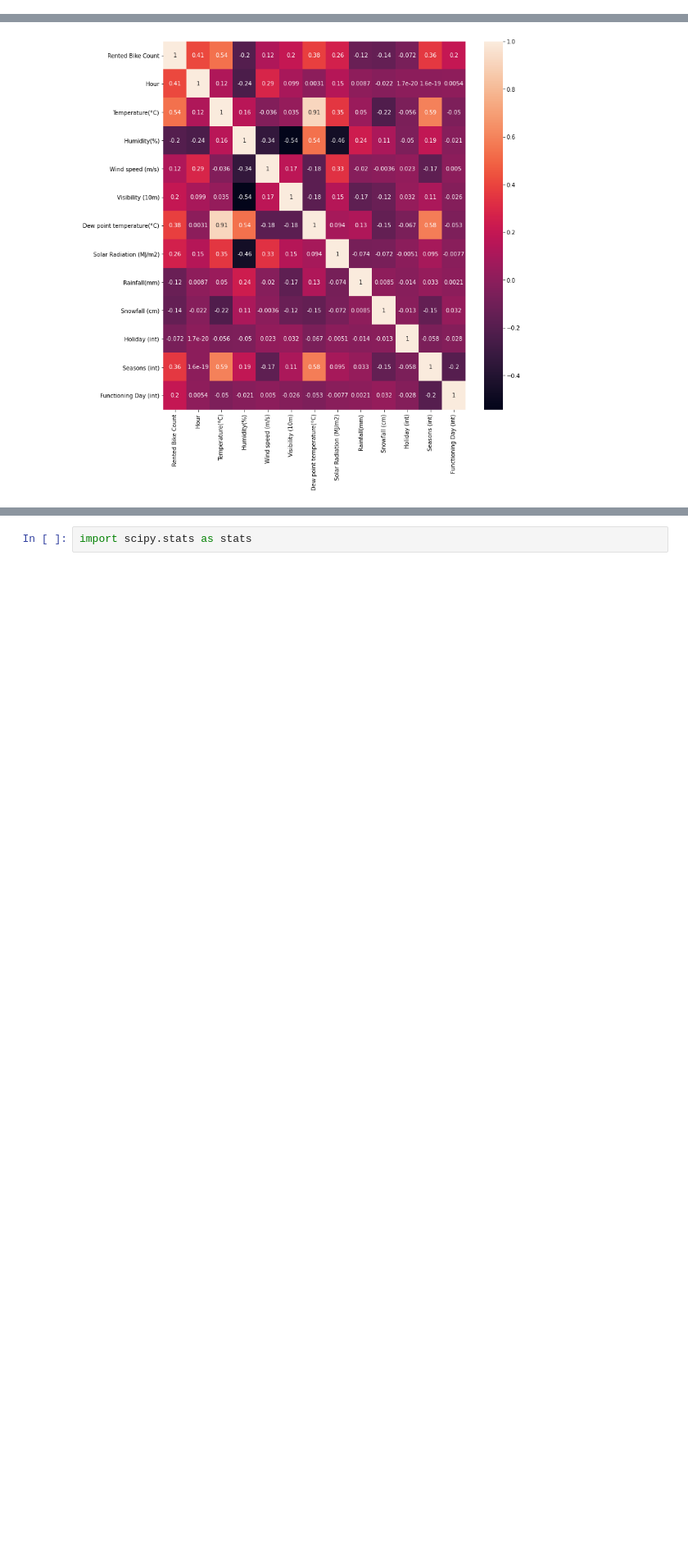
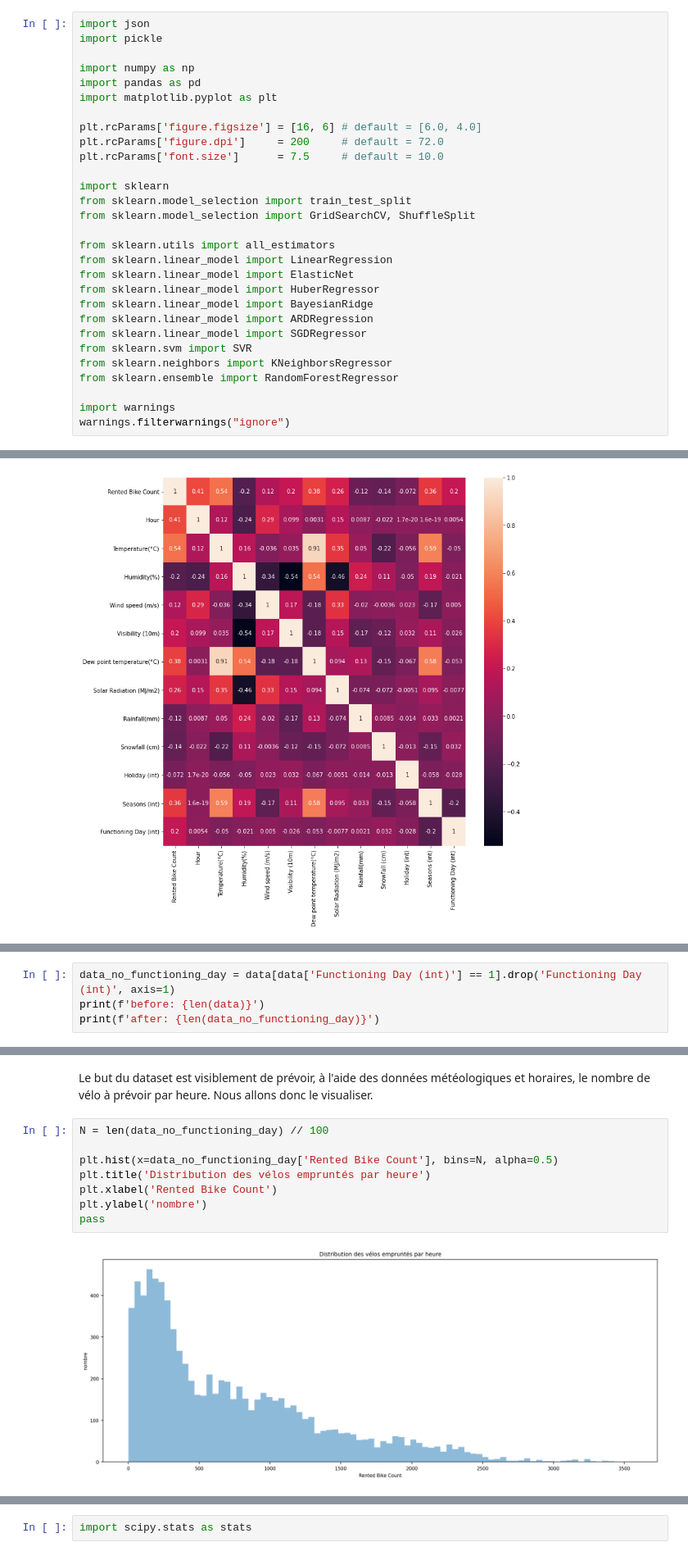
Before and after one commit to Raiyol/python-project, a Jupyter notebook: main.ipynb, the cells around one changed output, grey strips where cells are left out. Shown at 82% size. Cells and saved outputs as stored; diff of their text form; blank space fills up the shorter version.

```diff
--- a/main.ipynb
+++ b/main.ipynb
@@ -5,3 +6,32 @@ import pandas as pd
+# %%
+import json
+import pickle
+
+import numpy as np
+import pandas as pd
+import matplotlib.pyplot as plt
+
+plt.rcParams['figure.figsize'] = [16, 6] # default = [6.0, 4.0]
+plt.rcParams['figure.dpi']     = 200     # default = 72.0
+plt.rcParams['font.size']      = 7.5     # default = 10.0
+
+import sklearn
+from sklearn.model_selection import train_test_split
+from sklearn.model_selection import GridSearchCV, ShuffleSplit
+
+from sklearn.utils import all_estimators
+from sklearn.linear_model import LinearRegression
+from sklearn.linear_model import ElasticNet
+from sklearn.linear_model import HuberRegressor
+from sklearn.linear_model import BayesianRidge
+from sklearn.linear_model import ARDRegression
+from sklearn.linear_model import SGDRegressor
+from sklearn.svm import SVR
+from sklearn.neighbors import KNeighborsRegressor
+from sklearn.ensemble import RandomForestRegressor
+
+import warnings
+warnings.filterwarnings("ignore")
 # %%
 data = pd.read_csv('SeoulBikeData.csv', sep=',')
 # %%
@@ -48,0 +128,4 @@ plt.show()
+# %%
+data_no_functioning_day = data[data['Functioning Day (int)'] == 1].drop('Functioning Day (int)', axis=1)
+print(f'before: {len(data)}')
+print(f'after: {len(data_no_functioning_day)}')
@@ -48,0 +137,12 @@ plt.show()
+# %% [markdown]
+Le but du dataset est visiblement de prévoir, à l'aide des données météologiques et horaires, le nombre de vélo à prévoir par heure. Nous allons donc le visualiser.
+# %%
+N = len(data_no_functioning_day) // 100
+
+plt.hist(x=data_no_functioning_day['Rented Bike Count'], bins=N, alpha=0.5)
+plt.title('Distribution des vélos empruntés par heure')
+plt.xlabel('Rented Bike Count')
+plt.ylabel('nombre')
+pass
+# %% [output]
+[figure, added]
```
Also changed, not shown: parts of 33 cells of this notebook.
